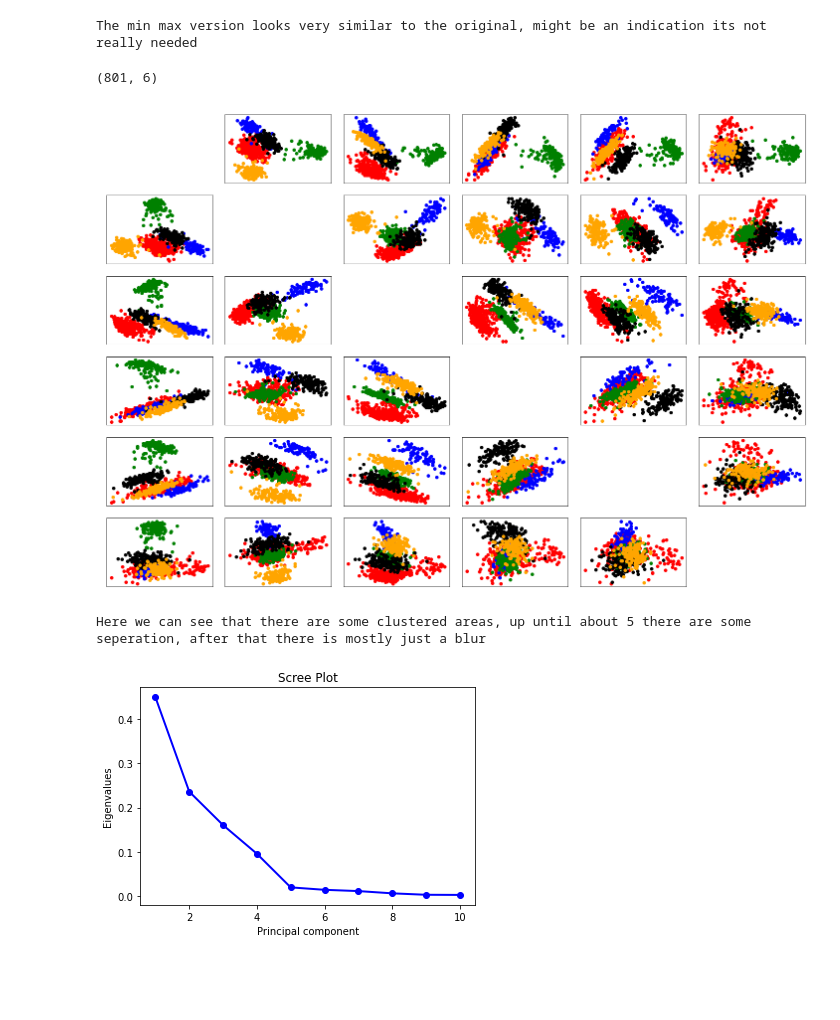
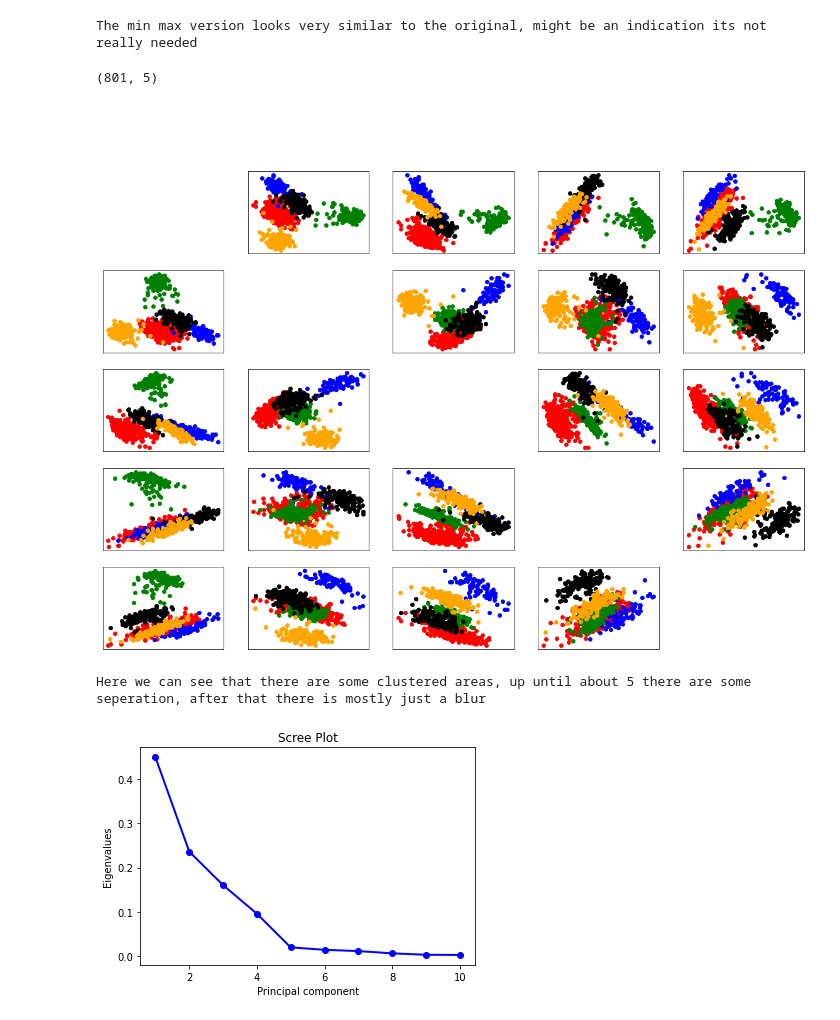
Before and after one commit to antonsandberg/Big-Data, a Jupyter notebook: Project2.ipynb, the cells around one changed output. Cells and saved outputs as stored; diff of their text form; code cells hidden in the pictures; blank space fills up the shorter version.

```diff
--- a/Project2.ipynb
+++ b/Project2.ipynb
@@ -169,36 +153,36 @@ print(f'The min max version looks very similar to the original, might be an indi
 [figure]
 The min max version looks very similar to the original, might be an indication its not really needed
 # %%
-n_components = 6
+n_components = 5
 pca = PCA(n_components)
 principalComponents = pca.fit_transform(normalized_df)
 print(principalComponents.shape)
 # %% [output]
-(801, 6)
+(801, 5)
 # %%
 
 fig = plt.figure(figsize=(20,14))
 plt.suptitle(f'{n_components} PCA analysis', color='White')
 axes = fig.subplots(nrows=n_components, ncols=n_components)
 colors = ['red', 'blue', 'green', 'black', 'orange']
 
 for x_index in range(n_components):
     for y_index in range(n_components):
         for i, value in enumerate(label_indices.values()):
             if x_index == y_index:
                 axes[x_index, y_index].set_axis_off()
             else:
                 axes[x_index, y_index].scatter(principalComponents[value, x_index], principalComponents[value, y_index], color=colors[i])
         axes[x_index, y_index].set_yticks(())
         axes[x_index, y_index].set_xticks(())
-        axes[x_index, y_index].set_xlabel(f'Principal component {x_index+1}', color='White') # <- Change the color before submission
-        axes[x_index, y_index].set_ylabel(f'Principal component {y_index+1}', color='White')
+        #axes[x_index, y_index].set_xlabel(f'Principal component {x_index+1}', color='White') # <- Change the color before submission
+        #axes[x_index, y_index].set_ylabel(f'Principal component {y_index+1}', color='White')
 
-plt.tight_layout()
+#plt.tight_layout()
 plt.show()
 print('Here we can see that there are some clustered areas, up until about 5 there are some seperation, after that there is mostly just a blur')
 # %% [output]
-[figure, old version]
+[figure, new version]
 Here we can see that there are some clustered areas, up until about 5 there are some seperation, after that there is mostly just a blur
 # %%
 # Doing the scree plot for 10 values
```
Also changed, not shown: parts of 8 cells of this notebook.
